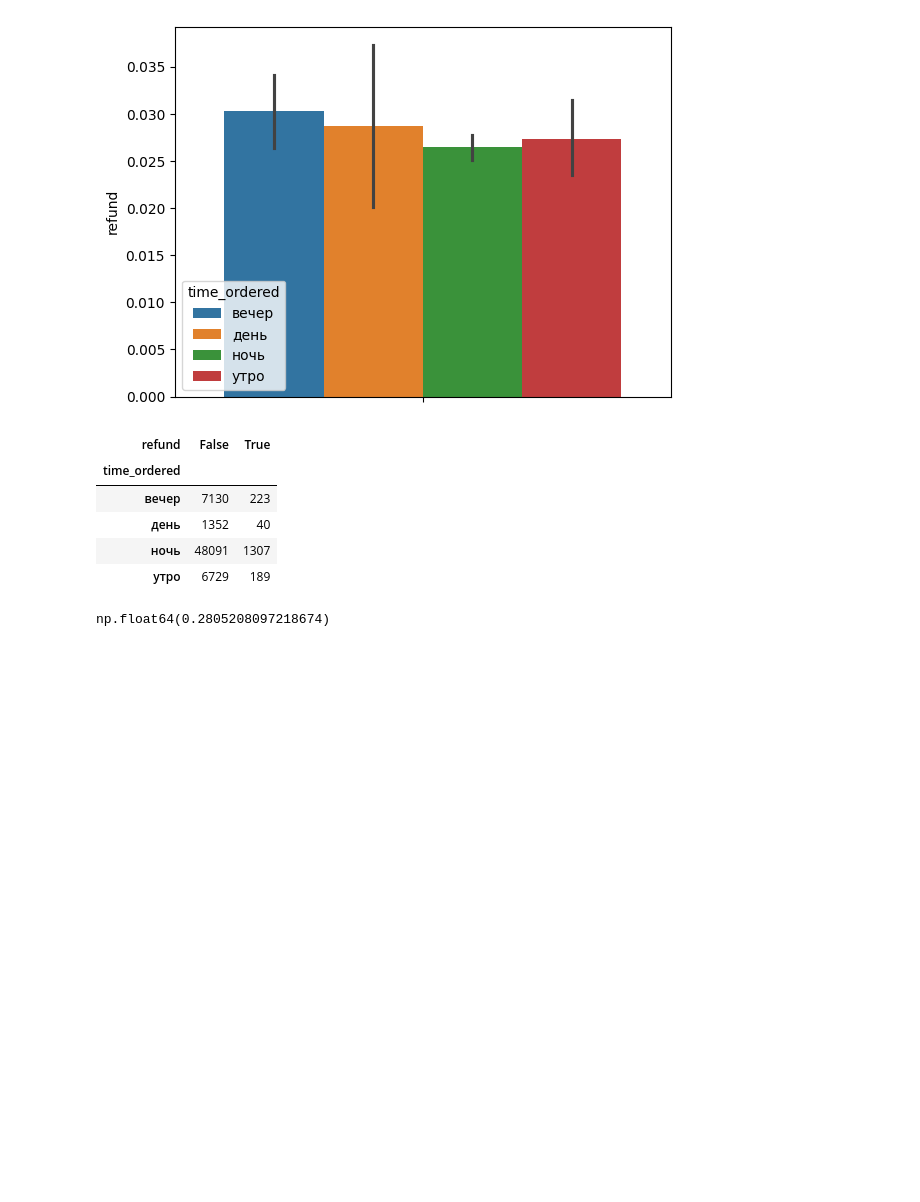
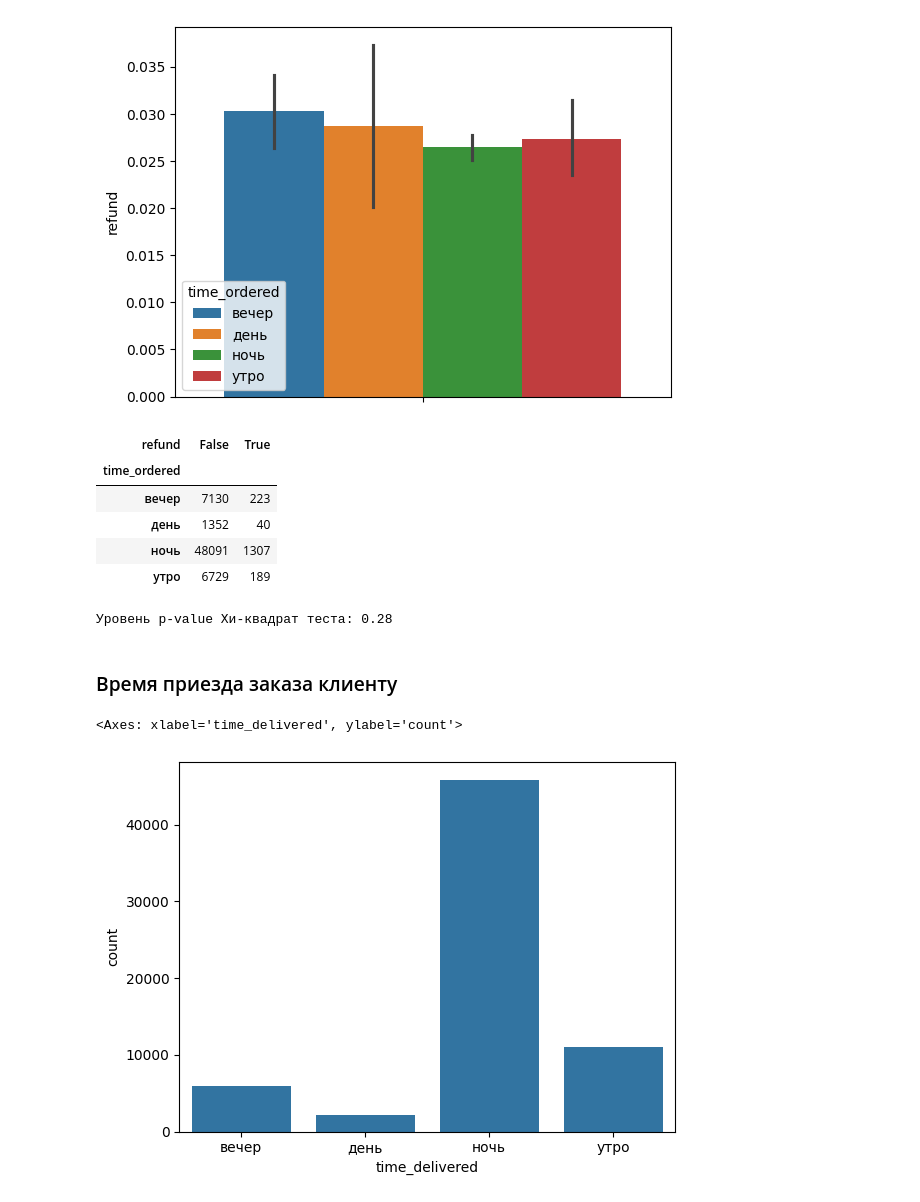
Before and after one commit to PigStep/ML-Delivery-Refund-Research, a Jupyter notebook: notebook/notebook.ipynb, the cells around one changed output. Drawn from its saved outputs; the diff is of its cells as text; code cells hidden in the pictures; blank space fills up the shorter version.

Commit message:
explore: Стат тест времени приезда курьера

```diff
--- a/notebook/notebook.ipynb
+++ b/notebook/notebook.ipynb
@@ -604,8 +606,13 @@ pd.crosstab(delivery_data.time_ordered,delivery_data.refund)
 | ночь | 48091 | 1307 |
 | утро | 6729 | 189 |
 # %%
-chi2_contingency(pd.crosstab(delivery_data.time_ordered,delivery_data.refund)).pvalue
+print(f"Уровень p-value Хи-квадрат теста: {chi2_contingency(pd.crosstab(delivery_data.time_ordered,delivery_data.refund)).pvalue:.2f}")
 # %% [output]
-np.float64(0.2805208097218674)
+Уровень p-value Хи-квадрат теста: 0.28
-# %% [markdown]
-##
+# %% [markdown]
+### Время приезда заказа клиенту
+# %%
+sns.countplot(delivery_data,x="time_delivered")
+# %% [output]
+<Axes: xlabel='time_delivered', ylabel='count'>
+[figure, added]
```
Also changed, not shown: parts of 6 cells of this notebook.
